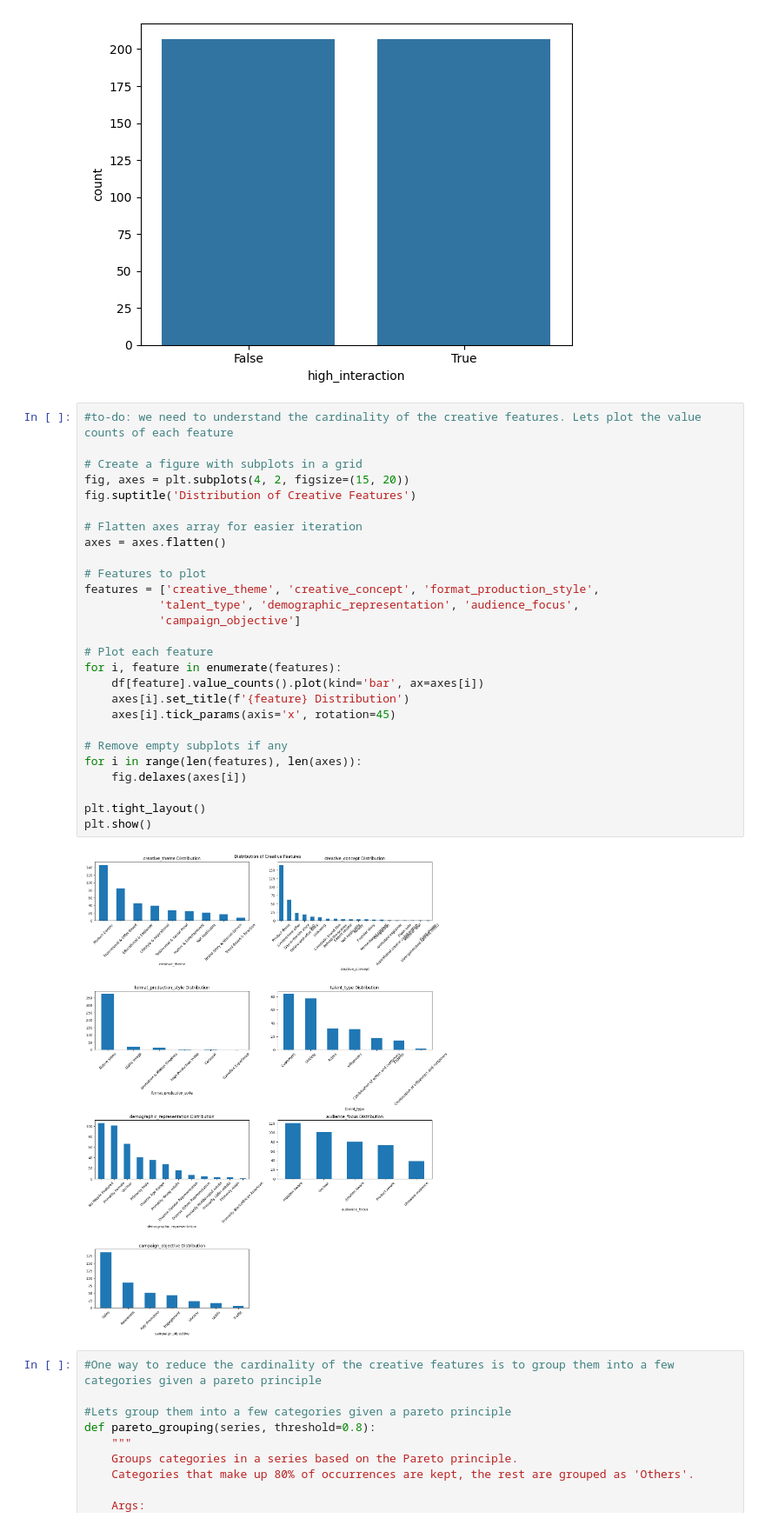
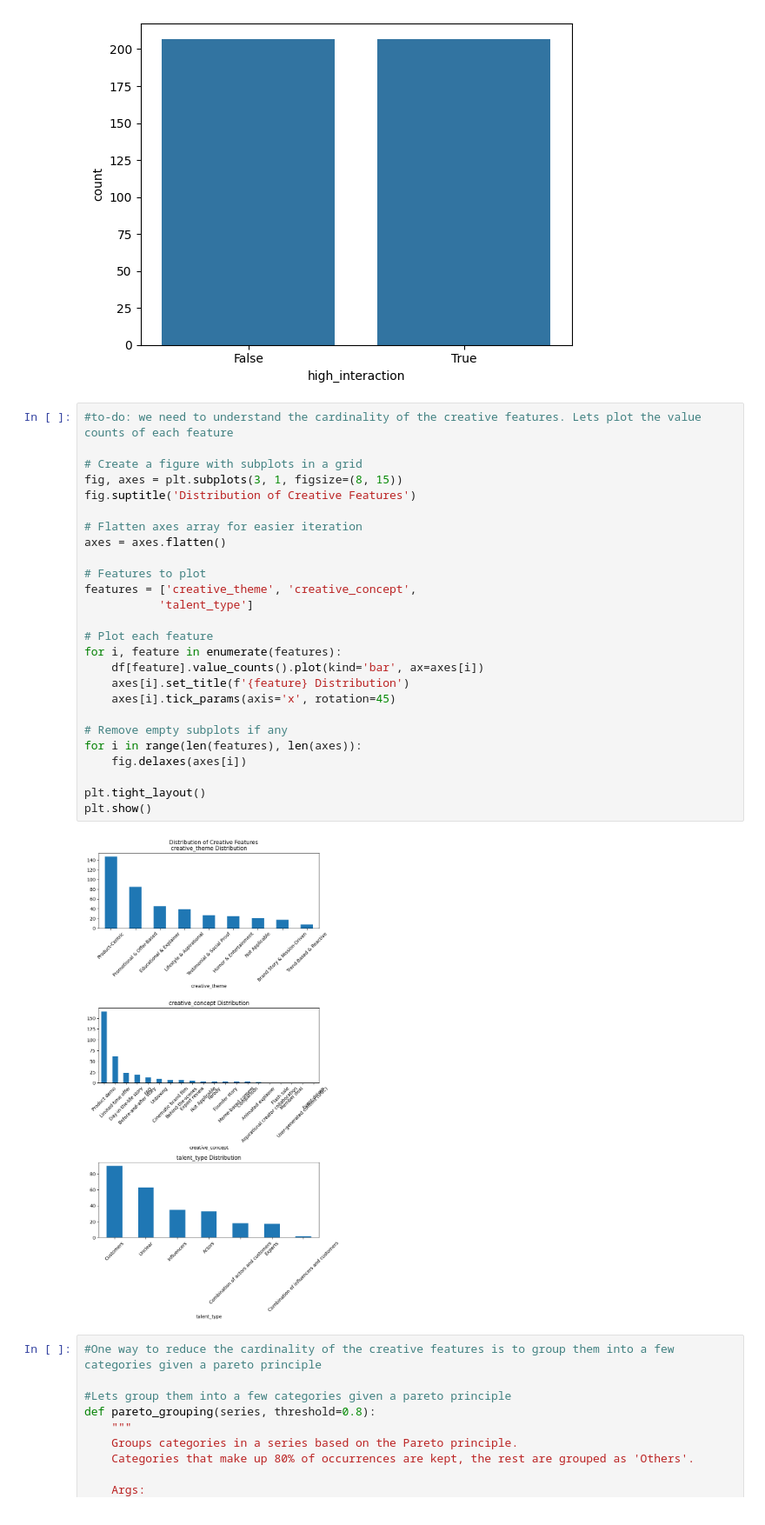
Before and after one commit to camilojaure/NarrativeLens, a Jupyter notebook: src/analytics/eda.ipynb, the cells around one changed output. Shown at 87% size. Cells and saved outputs as stored; diff of their text form.

```diff
--- a/src/analytics/eda.ipynb
+++ b/src/analytics/eda.ipynb
@@ -216,32 +217,31 @@ plt.show();
 # %%
 #to-do: we need to understand the cardinality of the creative features. Lets plot the value counts of each feature
 
 # Create a figure with subplots in a grid
-fig, axes = plt.subplots(4, 2, figsize=(15, 20))
+fig, axes = plt.subplots(3, 1, figsize=(8, 15))
 fig.suptitle('Distribution of Creative Features')
 
 # Flatten axes array for easier iteration
 axes = axes.flatten()
 
 # Features to plot
-features = ['creative_theme', 'creative_concept', 'format_production_style',
-           'talent_type', 'demographic_representation', 'audience_focus',
-           'campaign_objective']
+features = ['creative_theme', 'creative_concept',
+           'talent_type']
 
 # Plot each feature
 for i, feature in enumerate(features):
     df[feature].value_counts().plot(kind='bar', ax=axes[i])
     axes[i].set_title(f'{feature} Distribution')
     axes[i].tick_params(axis='x', rotation=45)
 
 # Remove empty subplots if any
 for i in range(len(features), len(axes)):
     fig.delaxes(axes[i])
 
 plt.tight_layout()
 plt.show()
 # %% [output]
-[figure, old version]
+[figure, new version]
 # %%
 #One way to reduce the cardinality of the creative features is to group them into a few categories given a pareto principle
 
```
Also changed, not shown: parts of 4 cells of this notebook, 1 other file.
